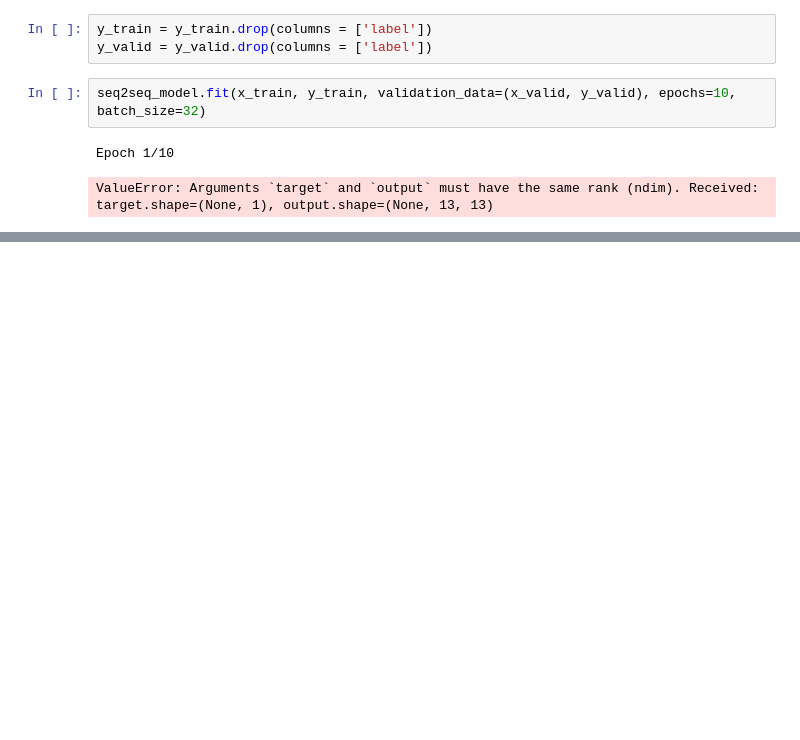
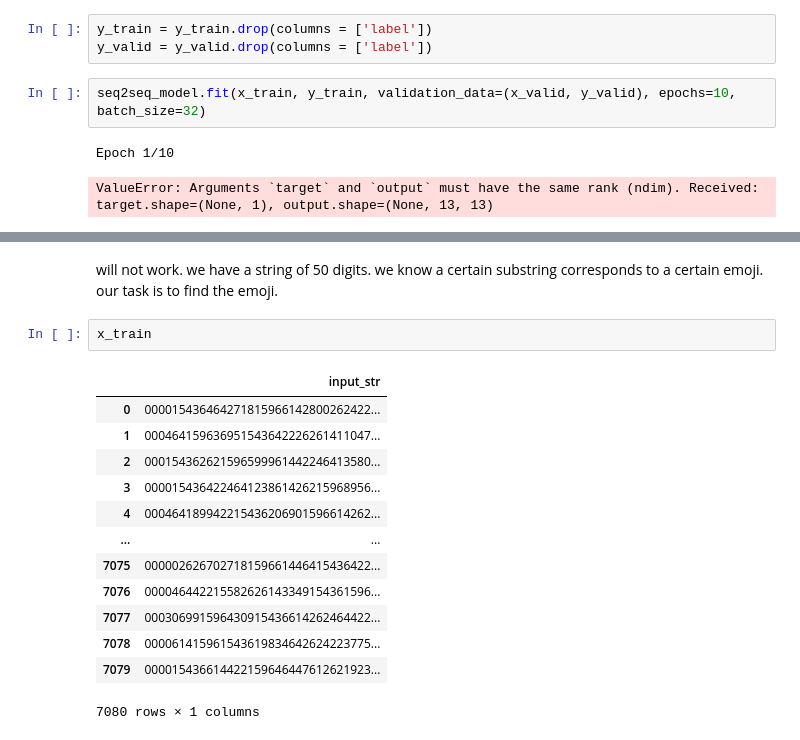
Before and after one commit to A-Rush-R/CS771-Mini-Project, a Jupyter notebook: text_seq/seq2seq.ipynb, the cells around one changed output, grey strips where cells are left out. Saved outputs shown, nothing was run; the diff lists cells and outputs as text; blank space fills up the shorter version.

```diff
--- a/text_seq/seq2seq.ipynb
+++ b/text_seq/seq2seq.ipynb
@@ -177,0 +324,19 @@ ValueError: Arguments `target` and `output` must have the same rank (ndim). Rece
+# %% [markdown]
+will not work.
+we have a string of 50 digits. we know a certain substring corresponds to a certain emoji. our task is to find the emoji.
+# %%
+x_train
+# %% [output]
+|  | input_str |
+| 0 | 000015436464271815966142800262422... |
+| 1 | 000464159636951543642226261411047... |
+| 2 | 000154362621596599961442246413580... |
+| 3 | 000015436422464123861426215968956... |
+| 4 | 000464189942215436206901596614262... |
+| ... | ... |
+| 7075 | 000002626702718159661446415436422... |
+| 7076 | 000046442215582626143349154361596... |
+| 7077 | 000306991596430915436614262464422... |
+| 7078 | 000061415961543619834642624223775... |
+| 7079 | 000015436614422159646447612621923... |
+7080 rows × 1 columns
```
Also changed, not shown: parts of 7 cells of this notebook.
